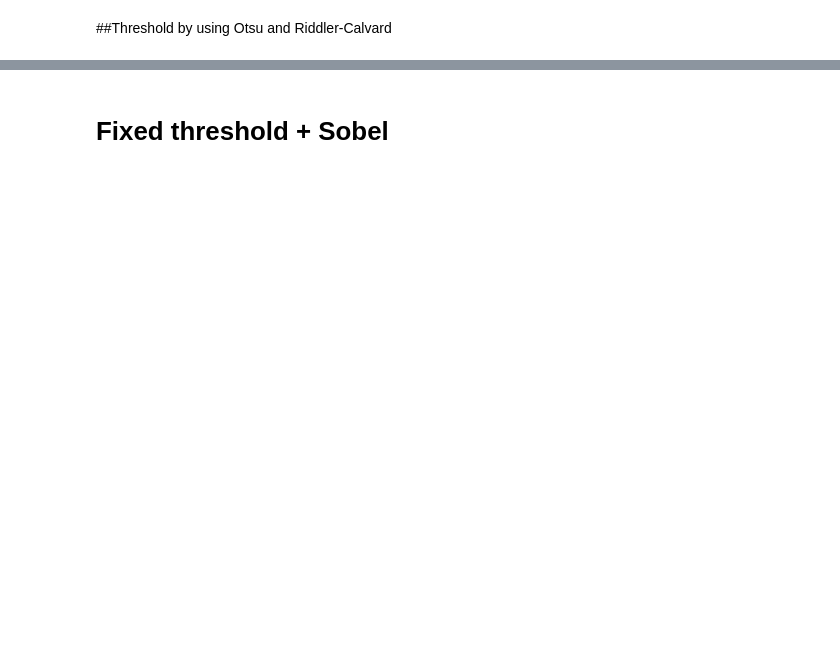
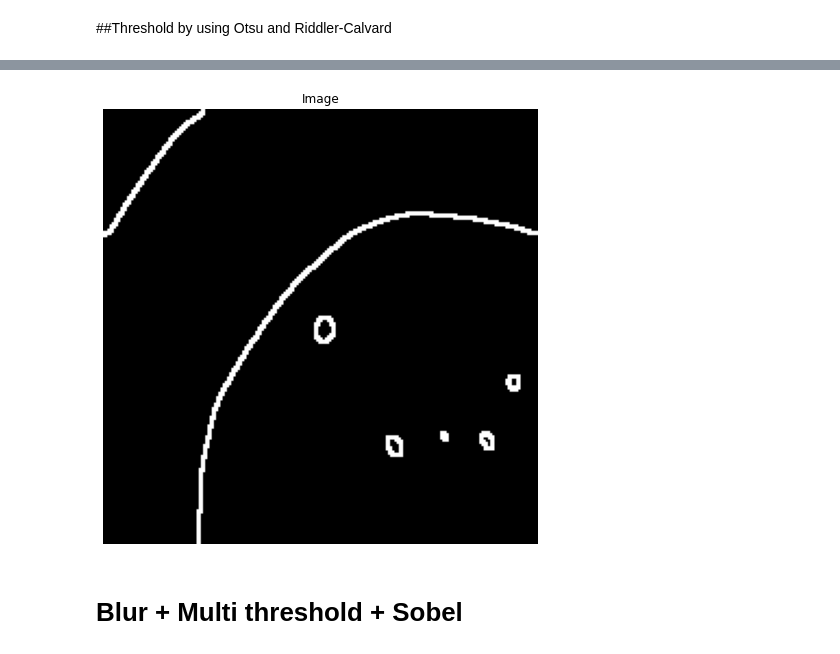
Before and after one commit to HerbertHipolito/Bootcamp-code, a Jupyter notebook: pipelines.ipynb, the cells around one changed output, grey strips where cells are left out. Saved outputs shown, nothing was run; the diff lists cells and outputs as text; code cells hidden in the pictures; blank space fills up the shorter version.

```diff
--- a/pipelines.ipynb
+++ b/pipelines.ipynb
@@ -86,2 +109,16 @@ display_img(temp2,F_size=(8,10))
+# %%
+threshold = 50
+
+tumor_picture_gray_threshold_blur = cv2.threshold(tumor_picture_gray_blur, threshold, 255, cv2.THRESH_BINARY_INV)[1]
+
+sobelX = cv2.Sobel(tumor_picture_gray_threshold_blur, cv2.CV_64F, 1, 0)
+sobelX = np.uint8(np.absolute(sobelX))
+sobelY = cv2.Sobel(tumor_picture_gray_threshold_blur, cv2.CV_64F, 0, 1)
+sobelY = np.uint8(np.absolute(sobelY))
+sobel = cv2.bitwise_or(sobelX, sobelY)
+
+display_img(sobel,F_size=(12,8))
+# %% [output]
+[figure, added]
 # %% [markdown]
-# Fixed threshold + Sobel
+# Blur + Multi threshold + Sobel
```
Also changed, not shown: parts of 16 cells of this notebook.
